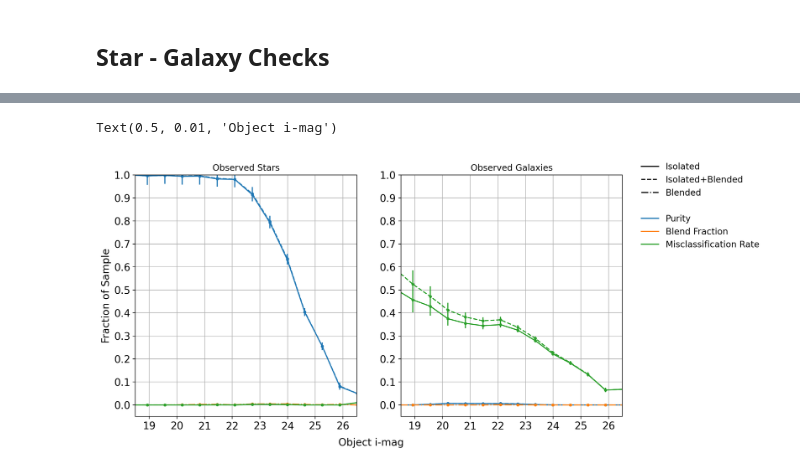
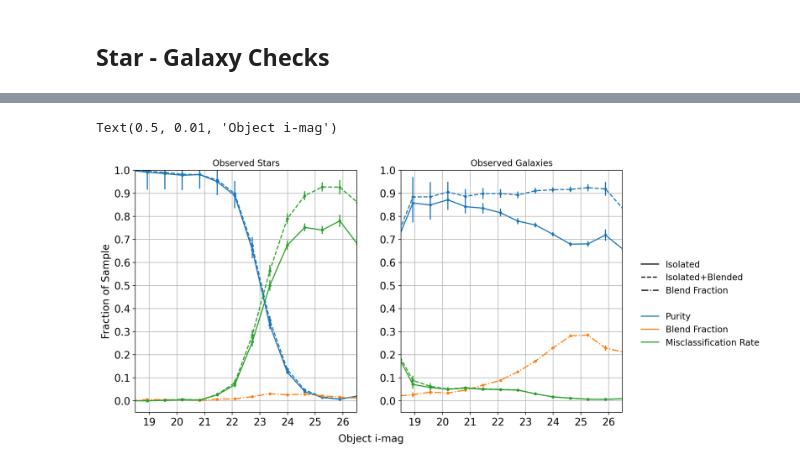
Before and after one commit to lsst-sitcom/ops_rehearsal_commissioning_2024, a Jupyter notebook: notebooks/DM-44046-StarGalaxy-Classification-Error.ipynb, the cells around one changed output, grey strips where cells are left out. Saved outputs shown, nothing was run; the diff lists cells and outputs as text; code cells hidden in the pictures.

```diff
--- a/notebooks/DM-44046-StarGalaxy-Classification-Error.ipynb
+++ b/notebooks/DM-44046-StarGalaxy-Classification-Error.ipynb
@@ -66,11 +99,11 @@ skymap='ops_rehersal_prep_2k_v1'
 # patch=38
 
 # detect_isIsolated marks sources that are not contained in a blend (using the overlapping footprint definition). Should be interesting to look at results with this cut as well
+rel_tracts = all_tracts[5:9]
+# rel_tracts = [7149]
 
 obj_tracts = []
-# for tract in all_tracts[13:14]:
-for tract in [9638]:
-    print(tract)
+for tract in rel_tracts:
     obj_tracts.append(obs_butler.get('objectTable_tract', skymap=skymap, tract=tract,
                            parameters={"columns":['coord_ra', 'coord_dec', 'refExtendedness',
                                                   'detect_isPrimary', 'detect_fromBlend', 'parentObjectId',
@@ -196,9 +219,10 @@ Use the catalogs to create KDTrees and then match
 # Fetch RA-DEC and store in a nice Nx2 array
 # Can extend this to include other shape parameters
 
-true_gal_coords = np.vstack((gal_full['ra'], gal_full['dec'])).T
+
+true_gal_coords = np.vstack(((gal_full['ra'] + 360) % 360, gal_full['dec'])).T
 true_gal_len = len(true_gal_coords)
-true_star_coords = np.vstack((star_full['ra'], star_full['dec'])).T
+true_star_coords = np.vstack(((star_full['ra'] + 360) % 360, star_full['dec'])).T
 
 true_coords = np.vstack((true_gal_coords, true_star_coords))
 Ntg = len(true_gal_coords)
@@ -381,12 +396,0 @@ true_tree.query(obj_coords[0], 1)
-# %%
-# How far are the nearest objects to the no matches?
-
-nm_filt = matched_extended==6
-nm_dists = np.zeros(np.sum(nm_filt))
-
-for i,nm_coord in enumerate(obj_coords[nm_filt]):
-    d, _ = true_tree.query(nm_coord)
-    nm_dists[i] = d
-
-plt.hist(nm_dists * 3600, bins=50)
-plt.axvline(x=1, color='black', ls='--')
@@ -452,9 +464,9 @@ blend_galaxy_purity = fmatch_mag(primary_tract, matched_extended,
                       lbl_match=[1,2,4], add_filt=primary_tract['refExtendedness'].astype(bool))
 
 star_blend_fraction = fmatch_mag(primary_tract, matched_extended,
-                      lbl_match=[3,4], add_filt=~primary_tract['refExtendedness'].astype(bool))
+                      lbl_match=[3,4,5], add_filt=~primary_tract['refExtendedness'].astype(bool))
 galaxy_blend_fraction = fmatch_mag(primary_tract, matched_extended,
-                      lbl_match=[2,4], add_filt=primary_tract['refExtendedness'].astype(bool))
+                      lbl_match=[2,4,5], add_filt=primary_tract['refExtendedness'].astype(bool))
 
 isolated_star_miss = fmatch_mag(primary_tract, matched_extended,
                       lbl_match=[1], add_filt=~primary_tract['refExtendedness'].astype(bool))
@@ -525,32 +537,32 @@ for xx in ax:
     # xx.semilogx()
     xx.grid(visible=True)
     # xx.legend()
     xx.set_ylim(bottom=-.05, top=ytop)
     xx.set_xlim(18.5, 26.5)
     xx.set_yticks(np.arange(0,ytop+.05,.1))
     for item in (xx.get_xticklabels() + xx.get_yticklabels()):
         item.set_fontsize(14)
 
 # ax[0].set_ylim(bottom=-.05, top=1.05)
 ax[0].set_title("Observed Stars")
 ax[1].set_title("Observed Galaxies")
 # ax[1].legend(
 
 
 # ax[0].set_ylabel("Blend Fraction", fontsize=16, color=cmap(1), x=-.5)
 # ax[0].annotate("Misclassification Rate", xy=(-.2,.5), xycoords='axes fraction', rotate=90)
 # ax[0].set_ylabel("Misclassification Rate", fontsize=16, color=cmap(2), x=19)
 ax[1].legend(handles=[
     plt.Line2D([], [], linestyle='-', color='black', label='Isolated'),
     plt.Line2D([], [], linestyle='--', color='black', label='Isolated+Blended'),
-    plt.Line2D([], [], linestyle='-.', color='black', label='Blended'),
+    plt.Line2D([], [], linestyle='-.', color='black', label='Blend Fraction'),
     plt.Line2D([], [], linestyle='-.', color='white', label=''),
     plt.Line2D([], [], linestyle='-', color=cmap(0), label='Purity'),
     plt.Line2D([], [], linestyle='-', color=cmap(1), label='Blend Fraction'),
     plt.Line2D([], [], linestyle='-', color=cmap(2), label='Misclassification Rate'),
 ],frameon=False, bbox_to_anchor=(1.05,.66), fontsize=12)
 ax[0].set_ylabel("Fraction of Sample", fontsize=14,color='black')
 fig.supxlabel(r"Object i-mag", fontsize=14)
 # %% [output]
 Text(0.5, 0.01, 'Object i-mag')
-[figure, old version]
+[figure, new version]
```
Also changed, not shown: parts of 18 cells of this notebook.
